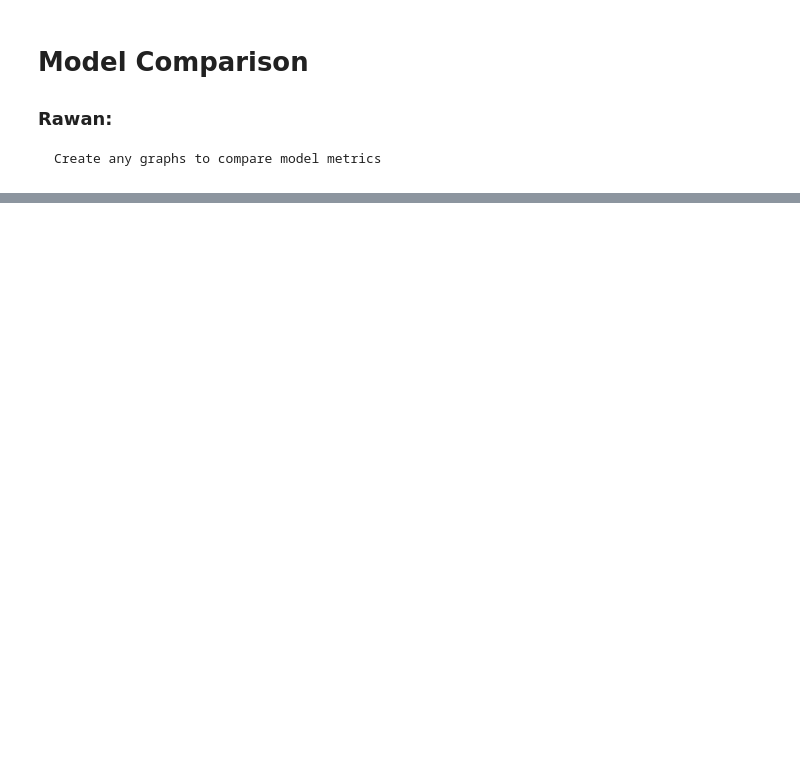
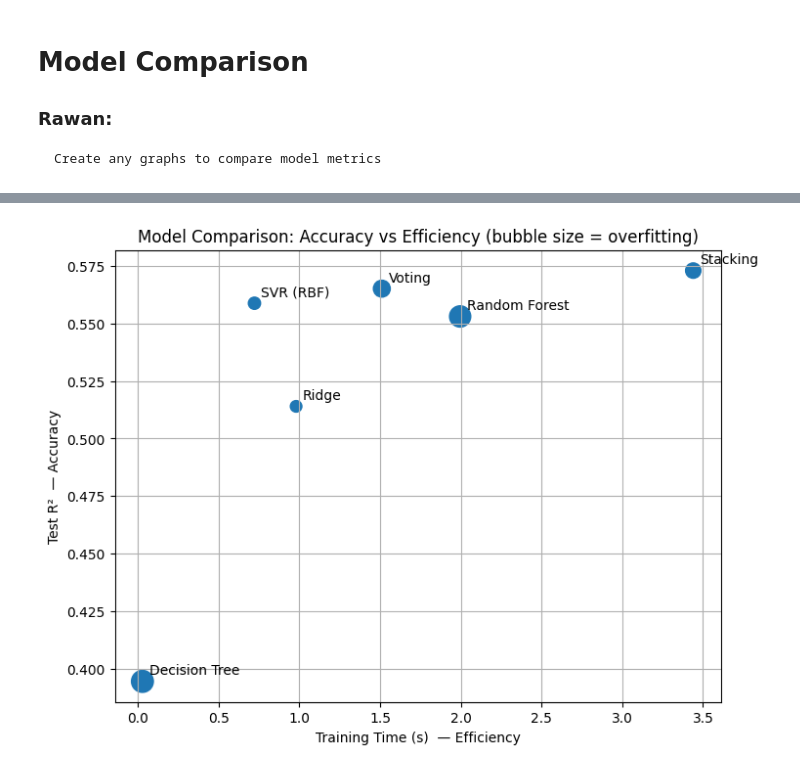
Before and after one commit to el5ie/predict-cw2-C, a Jupyter notebook: main.ipynb, the cells around one changed output, grey strips where cells are left out. Drawn from its saved outputs; the diff is of its cells as text; code cells hidden in the pictures; blank space fills up the shorter version.

Commit message:
Add model comparison accuracy vs efficiency plot

```diff
--- a/main.ipynb
+++ b/main.ipynb
@@ -5306,6 +5306,90 @@ R² at different train sizes:
     Create any graphs to compare model metrics
 # %%
 # Rawan's code cell
+
+
+# 1) Collect accuracy metrics
+#    Each: [Train R2, Test R2, RMSE, Mean Error]
+
+model_names = [
+    "Ridge",
+    "Decision Tree",
+    "SVR (RBF)",
+    "Random Forest",
+    "Voting",
+    "Stacking"
+]
+
+perf_matrix = np.vstack([
+    ridgePerformance,
+    decisionTreePerformance,
+    svrRbfPerformance,
+    randomForestPerformance,
+    votingPerformance,
+    stackingPerformance
+])
+
+train_r2 = perf_matrix[:, 0]
+test_r2  = perf_matrix[:, 1]
+rmse     = perf_matrix[:, 2]
+mean_err = perf_matrix[:, 3]
+
+
+# 2) Efficiency: training time (s)
+#    Taken from the earlier efficiency / summary cells
+
+training_time = np.array([
+    0.980,  # Ridge
+    0.028,  # Decision Tree
+    0.722,  # SVR (RBF)
+    1.996,  # Random Forest
+    1.511,  # Voting
+    3.440   # Stacking
+])
+
+
+# 3) Overfitting indicator: Train R² - Test R²
+
+overfit_gap = train_r2 - test_r2
+
+
+# 4) FINAL COMPARISON TABLE
+
+comparison_df = pd.DataFrame({
+    "Model": model_names,
+    "Train R²": train_r2,
+    "Test R²": test_r2,
+    "Train–Test R² gap": overfit_gap,
+    "RMSE": rmse,
+    "Mean Error": mean_err,
+    "Training Time (s)": training_time
+})
+
+display(comparison_df)
+
+
+# 5) OPTIONAL SINGLE FIGURE:
+#    Accuracy vs Efficiency, with overfitting encoded in marker size
+
+plt.figure(figsize=(8,6))
+sizes = 200 * (np.abs(overfit_gap) / np.max(np.abs(overfit_gap)) + 0.3)  # 0.3 avoids invisibly tiny dots
+
+plt.scatter(training_time, test_r2, s=sizes)
+
+for i, name in enumerate(model_names):
+    plt.annotate(name, (training_time[i], test_r2[i]), xytext=(5,5),
+                 textcoords="offset points")
+
+plt.xlabel("Training Time (s)  — Efficiency")
+plt.ylabel("Test R²  — Accuracy")
+plt.title("Model Comparison: Accuracy vs Efficiency (bubble size = overfitting)")
+plt.grid(True)
+plt.show()
+
+
+
+
+
 
 # Hey, all the performance metrics are stored in the following variables:
 #
@@ -5327,3 +5411,4 @@ R² at different train sizes:
 #
 # Eg, the RMSE of Random forest can be acessed with randomForestPerformance[2]
 # Hope that helps, From Jude :)
+# %% [output]
@@ -5329,0 +5422 @@ R² at different train sizes:
+[figure, added]
```
Also changed, not shown: parts of 15 cells of this notebook.
